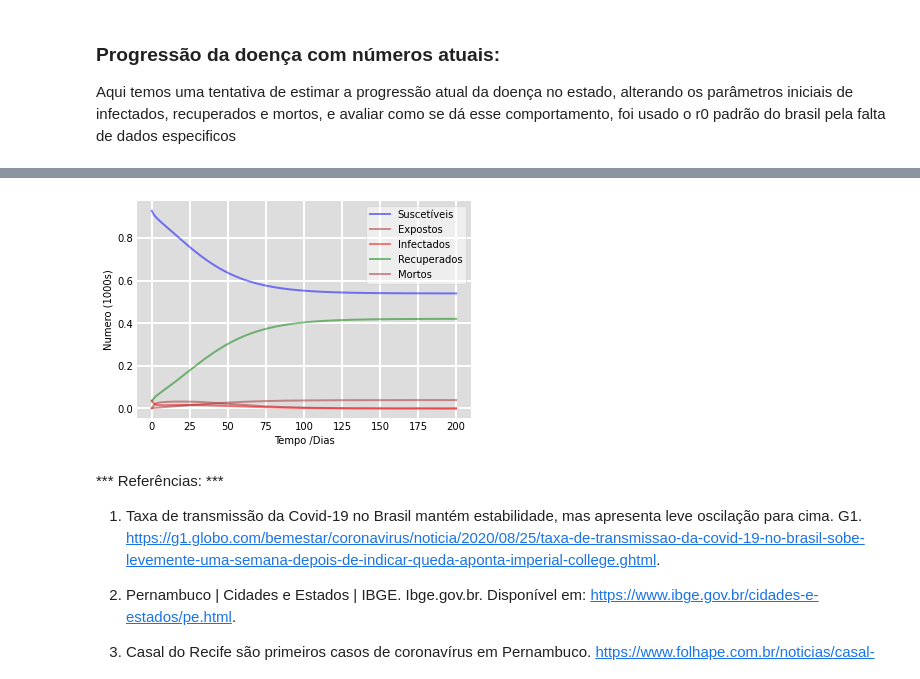
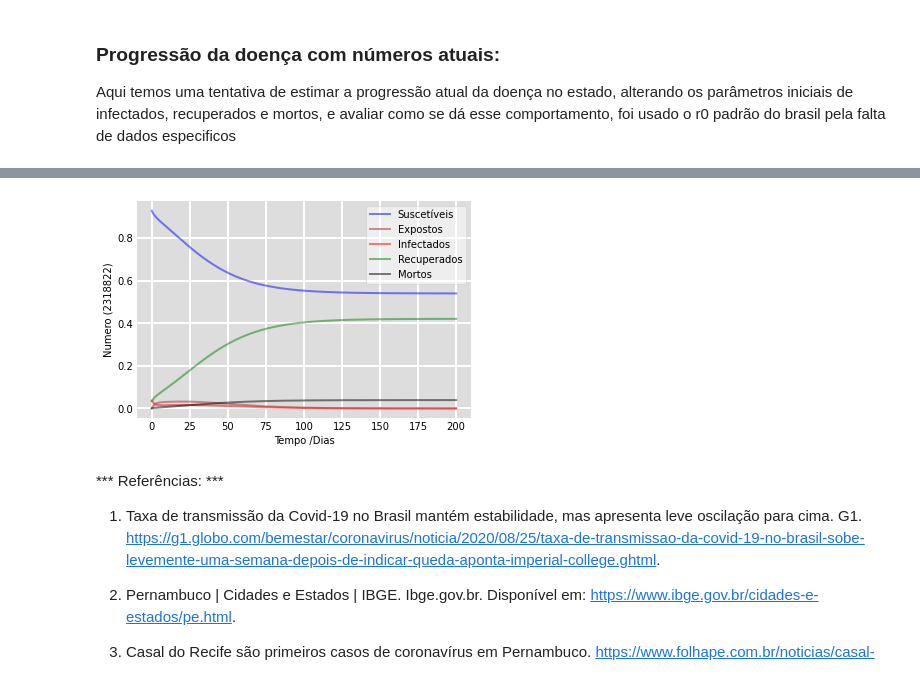
Before and after one commit to gmsj/Model_SEIRD_Covid-19, a Jupyter notebook: projeto.ipynb, the cells around one changed output, grey strips where cells are left out. Saved outputs shown, nothing was run; the diff lists cells and outputs as text; code cells hidden in the pictures.

```diff
--- a/projeto.ipynb
+++ b/projeto.ipynb
@@ -109,7 +103,7 @@ ax.plot(t, R/N, 'green', alpha = 0.5, lw = 2, label = 'Recuperados')
 ax.plot(t, D/N, 'black', alpha = 0.5, lw = 2, label = 'Mortos')
 
 ax.set_xlabel('Tempo/Dias')
-ax.set_ylabel('Numero (1000s)')
+ax.set_ylabel(f'Numero ({N})')
 # ax.set_ylim(0,1.2)
 ax.yaxis.set_tick_params(length = 0)
 ax.xaxis.set_tick_params(length = 0)
@@ -161,7 +155,7 @@ ax.plot(t, R/N, 'green', alpha = 0.5, lw = 2, label = 'Recuperados')
 ax.plot(t, D/N, 'black', alpha = 0.5, lw = 2, label = 'Mortos')
 
 ax.set_xlabel('Tempo/Dias')
-ax.set_ylabel('Numero (1000s)')
+ax.set_ylabel(f'Numero ({N})')
 # ax.set_ylim(0,1.2)
 ax.yaxis.set_tick_params(length = 0)
 ax.xaxis.set_tick_params(length = 0)
@@ -207,27 +199,27 @@ S, E, I, R, D = ret.T
 # %%
 fig = plt.figure(facecolor = 'w')
 ax = fig.add_subplot(111, facecolor = '#dddddd', axisbelow = True)
 
 ax.plot(t, S/N, 'blue', alpha = 0.5, lw = 2, label = 'Suscetíveis')
 ax.plot(t, E/N, 'brown', alpha = 0.5, lw = 2, label = 'Expostos')
 ax.plot(t, I/N, 'red', alpha = 0.5, lw = 2, label = 'Infectados')
 ax.plot(t, R/N, 'green', alpha = 0.5, lw = 2, label = 'Recuperados')
-ax.plot(t, D/N, 'brown', alpha = 0.5, lw = 2, label = 'Mortos')
+ax.plot(t, D/N, 'black', alpha = 0.5, lw = 2, label = 'Mortos')
 
 ax.set_xlabel('Tempo /Dias')
-ax.set_ylabel('Numero (1000s)')
+ax.set_ylabel(f'Numero ({N})')
 # ax.set_ylim(0,1.2)
 ax.yaxis.set_tick_params(length = 0)
 ax.xaxis.set_tick_params(length = 0)
 ax.grid(b = True, which = 'major', c = 'w', lw = 2, ls = '-')
 legend = ax.legend()
 legend.get_frame().set_alpha(0.5)
 for spine in ('top', 'right', 'bottom', 'left'):
   ax.spines[spine].set_visible(False)
 plt.savefig('sir.pdf')
 plt.show()
 # %% [output]
-[figure, old version]
+[figure, new version]
 # %% [markdown]
 *** Referências: ***
 
```
Also changed, not shown: parts of 6 cells of this notebook, 4 other files.
